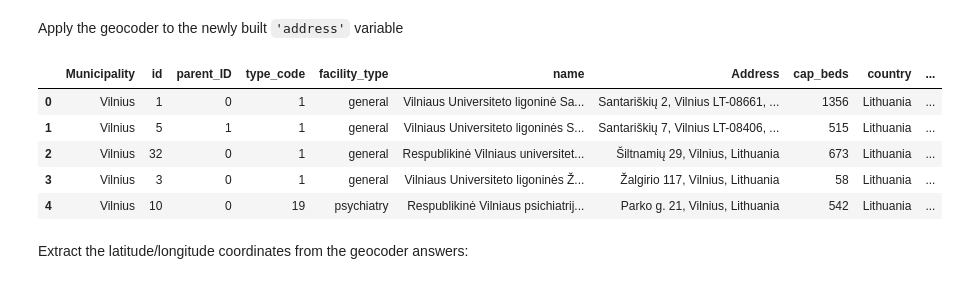
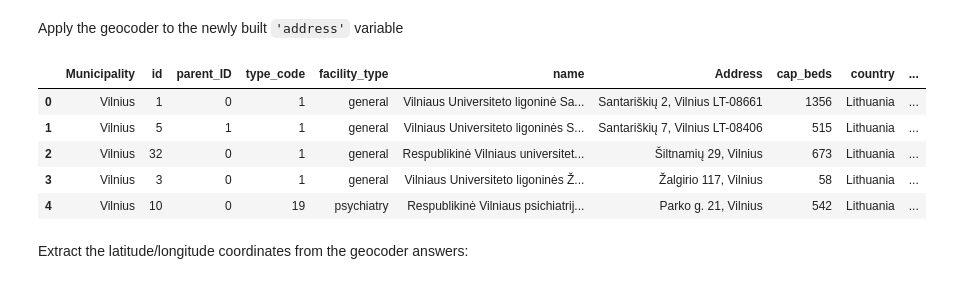
Before and after one commit to eurostat/basic-services, a Jupyter notebook: src/python/notebooks/02_HCS_LT.ipynb, the cells around one changed output. Drawn from its saved outputs; the diff is of its cells as text; code cells hidden in the pictures.

```diff
--- a/src/python/notebooks/02_HCS_LT.ipynb
+++ b/src/python/notebooks/02_HCS_LT.ipynb
@@ -17,9 +22,12 @@ import pandas as pd
 # %%
 THISDIR = os.getcwd()
-DATAPATH = '../../../data/healthcare/raw/' # or '/Users/kimberlyclemons/Downloads/Health/LT/'
-# os.chdir(DATAPATH)
+SRCPATH = os.path.abspath('../../../src/python/pyeufacility/')
+DATAPATH = os.path.abspath('../../../data/healthcare/raw/')
+# or       '/Users/<username>/basic-services/data/healthcare/%s' % CC
+
 try:
-    print('%s%s' % (PROJECT,os.path.abspath(DATAPATH).split(PROJECT)[1]))
+    print('src rel. path: %s%s' % (PROJECT, SRCPATH.split(PROJECT)[1]))
+    print('data rel. path: %s%s' % (PROJECT, DATAPATH.split(PROJECT)[1]))
 except:
-    print(os.getcwd())
+    print('current path: %s' % os.getcwd())
 # %% [output]
@@ -27,7 +36,6 @@ basic-services/data/healthcare/raw
 # %% [markdown]
 ## Ad-hoc data ingestion, exploration and processing
 # %%
-COUNTRY, LANG = 'Lithuania', 'lt'
 IFILE = 'Hospitals_2018.xlsx'
 
 try:
@@ -36,9 +44,10 @@ except ImportError:
     !{sys.executable} -m pip install xlrd
 
 file = os.path.join(DATAPATH, IFILE)
-df = pd.read_excel(file, header = 2)
+df_src = pd.read_excel(file, header = 2)
 
-print(df.columns)
+print(df_src.columns)
+# print(df_src.dtypes)
 # %% [output]
 Index(['Code of municipality', 'Municipality', 'ID', 'parent_ID',
        'Code of legal entity',
@@ -118,19 +130,22 @@ lat/lon coordinates: (54.75234945,25.277250069302262)
 # %% [markdown]
 Apply the geocoder to the newly built `'address'` variable
 # %%
-df['__coord__'] = df['address'].apply(geolocator)
-if df['__coord__'].isnull().any():
-    index = df[df['__coord__'].isnull()].index
-    df.loc[index, '__coord__'] = df.loc[index, 'Address'].apply(geolocator)
+df1['__coord__'] = df1['address'].apply(geolocator)
+if df1['__coord__'].isnull().any():
+    index = df1[df1['__coord__'].isnull()].index
+    short_address = (df1[['Address', 'country']]
+                     .apply(', '.join, 1)
+                    ) # of use when geocoding fails
+    df1.loc[index, '__coord__'] = short_address.loc[index].apply(geolocator)
 
-df.head()
+df1.head()
 # %% [output]
 |  | Municipality | id | parent_ID | type_code | facility_type | name | Address | cap_beds | country | ... |
-| 0 | Vilnius | 1 | 0 | 1 | general | Vilniaus Universiteto ligoninė Sa... | Santariškių 2, Vilnius LT-08661, ... | 1356 | Lithuania | ... |
-| 1 | Vilnius | 5 | 1 | 1 | general | Vilniaus Universiteto ligoninės S... | Santariškių 7, Vilnius LT-08406, ... | 515 | Lithuania | ... |
-| 2 | Vilnius | 32 | 0 | 1 | general | Respublikinė Vilniaus universitet... | Šiltnamių 29, Vilnius, Lithuania | 673 | Lithuania | ... |
-| 3 | Vilnius | 3 | 0 | 1 | general | Vilniaus Universiteto ligoninės Ž... | Žalgirio 117, Vilnius, Lithuania | 58 | Lithuania | ... |
-| 4 | Vilnius | 10 | 0 | 19 | psychiatry | Respublikinė Vilniaus psichiatrij... | Parko g. 21, Vilnius, Lithuania | 542 | Lithuania | ... |
+| 0 | Vilnius | 1 | 0 | 1 | general | Vilniaus Universiteto ligoninė Sa... | Santariškių 2, Vilnius LT-08661 | 1356 | Lithuania | ... |
+| 1 | Vilnius | 5 | 1 | 1 | general | Vilniaus Universiteto ligoninės S... | Santariškių 7, Vilnius LT-08406 | 515 | Lithuania | ... |
+| 2 | Vilnius | 32 | 0 | 1 | general | Respublikinė Vilniaus universitet... | Šiltnamių 29, Vilnius | 673 | Lithuania | ... |
+| 3 | Vilnius | 3 | 0 | 1 | general | Vilniaus Universiteto ligoninės Ž... | Žalgirio 117, Vilnius | 58 | Lithuania | ... |
+| 4 | Vilnius | 10 | 0 | 19 | psychiatry | Respublikinė Vilniaus psichiatrij... | Parko g. 21, Vilnius | 542 | Lithuania | ... |
 # %% [markdown]
 Extract the latitude/longitude coordinates from the geocoder answers:
 # %%
```
Also changed, not shown: parts of 29 cells of this notebook.
